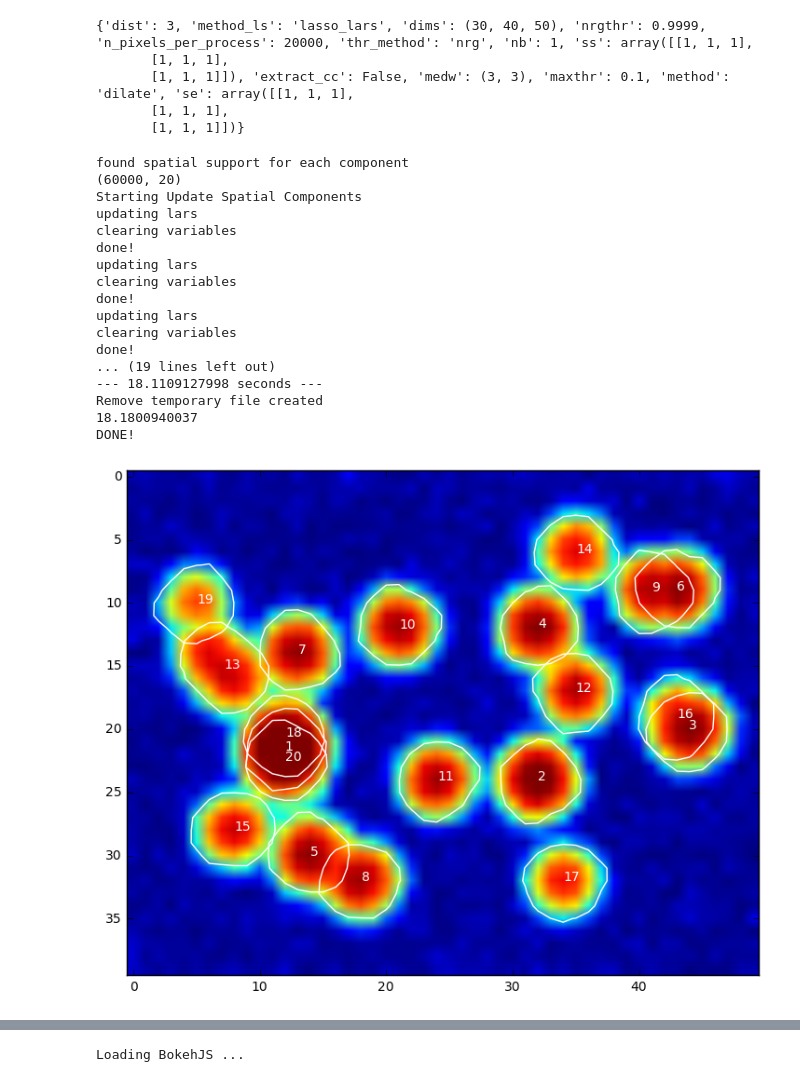
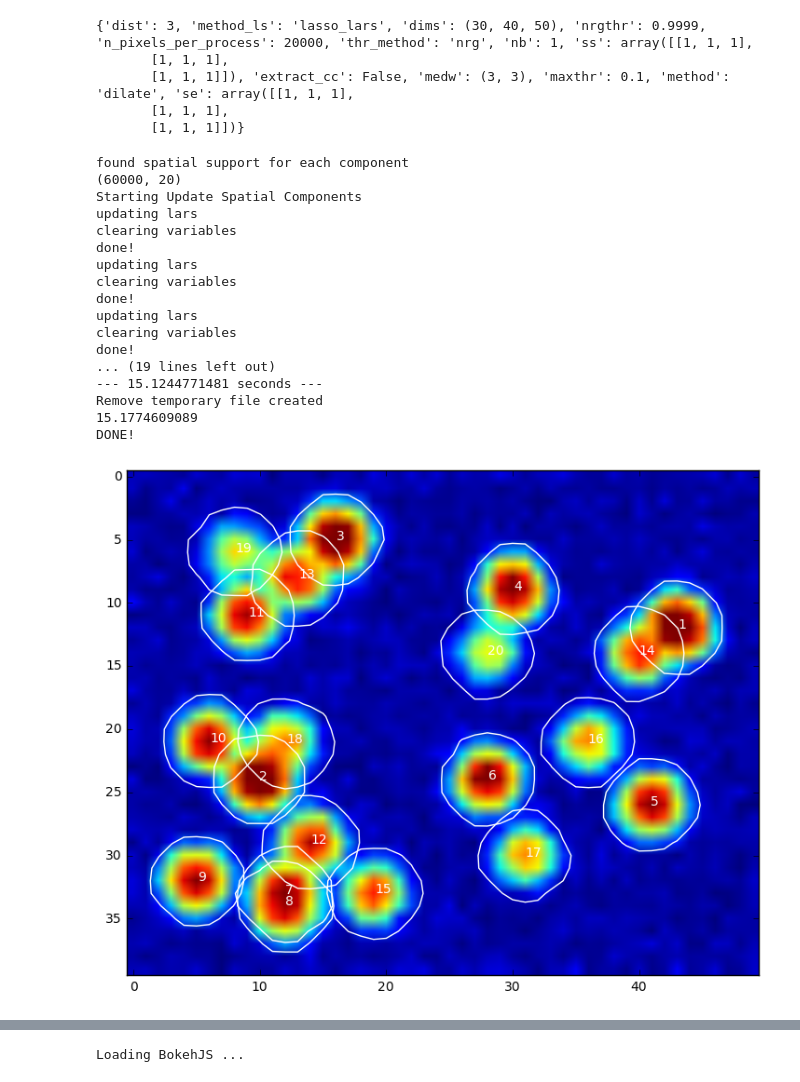
Before and after one commit to ulfschnabel/CaImAn, a Jupyter notebook: demo_caiman_CNMF_3D.ipynb, the cells around one changed output, grey strips where cells are left out. Saved outputs shown, nothing was run; the diff lists cells and outputs as text; code cells hidden in the pictures.

```diff
--- a/demo_caiman_CNMF_3D.ipynb
+++ b/demo_caiman_CNMF_3D.ipynb
@@ -45,7 +45,7 @@ Stopping cluster...
 NOT SLURM
 No cluster to stop... done
 # %%
-def gen_data(p = 1, noise=.5, T=200, framerate=30, firerate=2., plot=False):
+def gen_data(p = 1, noise=1., T=256, framerate=30, firerate=2., plot=False):
     if p==2:
         gamma = np.array([1.5,-.55])
     elif p==1:
@@ -55,7 +55,7 @@ def gen_data(p = 1, noise=.5, T=200, framerate=30, firerate=2., plot=False):
     sig = (2, 2, 2)  # neurons size
     bkgrd = 10
     N = 20  # number of neurons
-    np.random.seed(5)
+    np.random.seed(7)
     centers = np.asarray([[np.random.randint(5,x-5)
                            for x in dims] for i in range(N)])
     Yr = np.zeros(dims + (T,), dtype=np.float32)
@@ -102,7 +102,7 @@ def gen_data(p = 1, noise=.5, T=200, framerate=30, firerate=2., plot=False):
 plt.close('all')
 #%% SAVING TIFF FILE ON A SINGLE MEMORY MAPPABLE FILE
 try:
-    fname_new=cm.save_memmap(['movies/demoMovie3D.tif'],base_name='Yr',is_3D=True)
+    fname_new=cm.save_memmap(['example_movies/demoMovie3D.tif'],base_name='Yr',is_3D=True)
 except: #%% create 3d tiff file if not yet existent
     Yr, truth, trueSpikes, centers, dims = gen_data(p=2)
     # imagej takes data shapes up to 6 dimensions in TZCYXS order
@@ -112,5 +112,5 @@ except: #%% create 3d tiff file if not yet existent
     t.close()
     fname_new=cm.save_memmap(['example_movies/demoMovie3D.tif'],base_name='Yr',is_3D=True)
 
-print fname_new
+print(fname_new)
 # %% [output]
@@ -189,7 +191,7 @@ print options['spatial_params']
 t1 = time()
 A,b,Cin = cnmf.spatial.update_spatial_components(Yr, Cin, f_in, Ain, sn=sn, **options['spatial_params'])
 t_elSPATIAL = time() - t1
-print t_elSPATIAL
+print(t_elSPATIAL)
 #clear_output(wait=True)
 print('DONE!')
 # %% [output]
@@ -206,18 +208,18 @@ updating lars
 clearing variables
 done!
 ... (19 lines left out)
---- 18.1109127998 seconds ---
+--- 15.1244771481 seconds ---
 Remove temporary file created
-18.1800940037
+15.1774609089
 DONE!
 # %%
 plt.figure(num=None, figsize=(9, 7), dpi=100, facecolor='w', edgecolor='k')
 crd = plot_contours(
     A.toarray().reshape(dims+(-1,),order='F').max(0).reshape((np.prod(dims[1:]),-1),order='F'),
-                       Cn.max(0),thr=0.9)
+                       Cn.max(0), thr_method='max')
 plt.show()
 # %% [output]
-[figure, old version]
+[figure, new version]
 # %%
 plt.close('all')
 # %%
```
Also changed, not shown: parts of 16 cells of this notebook, 4 other files.
